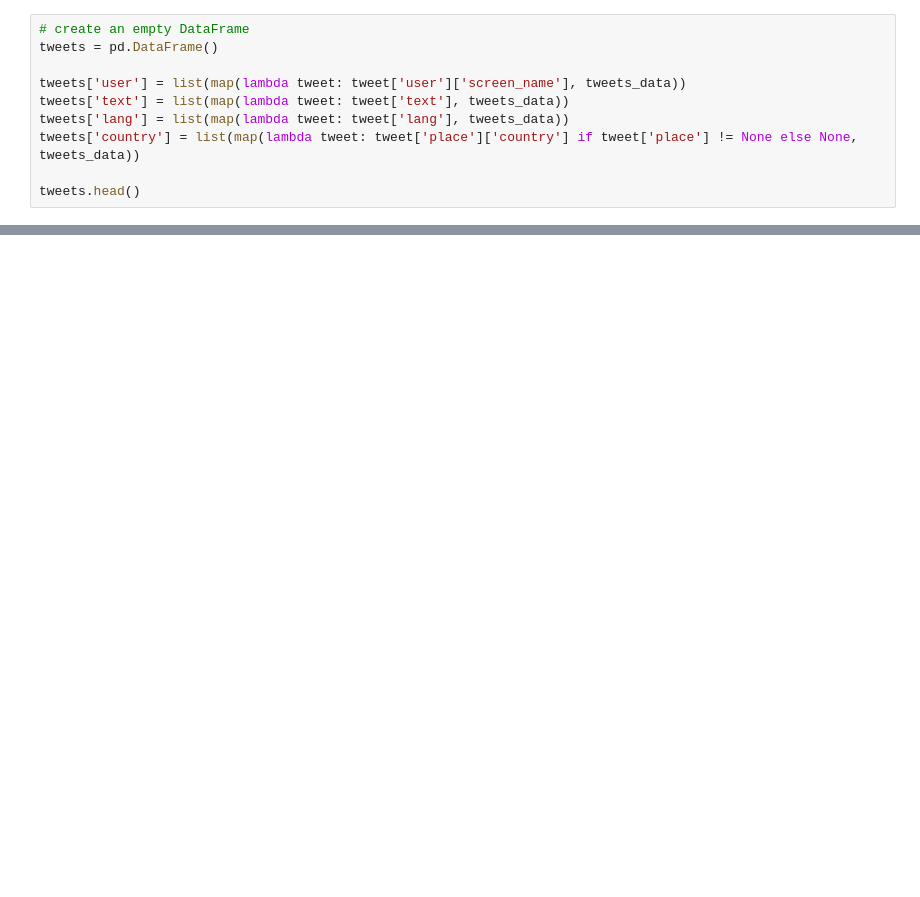
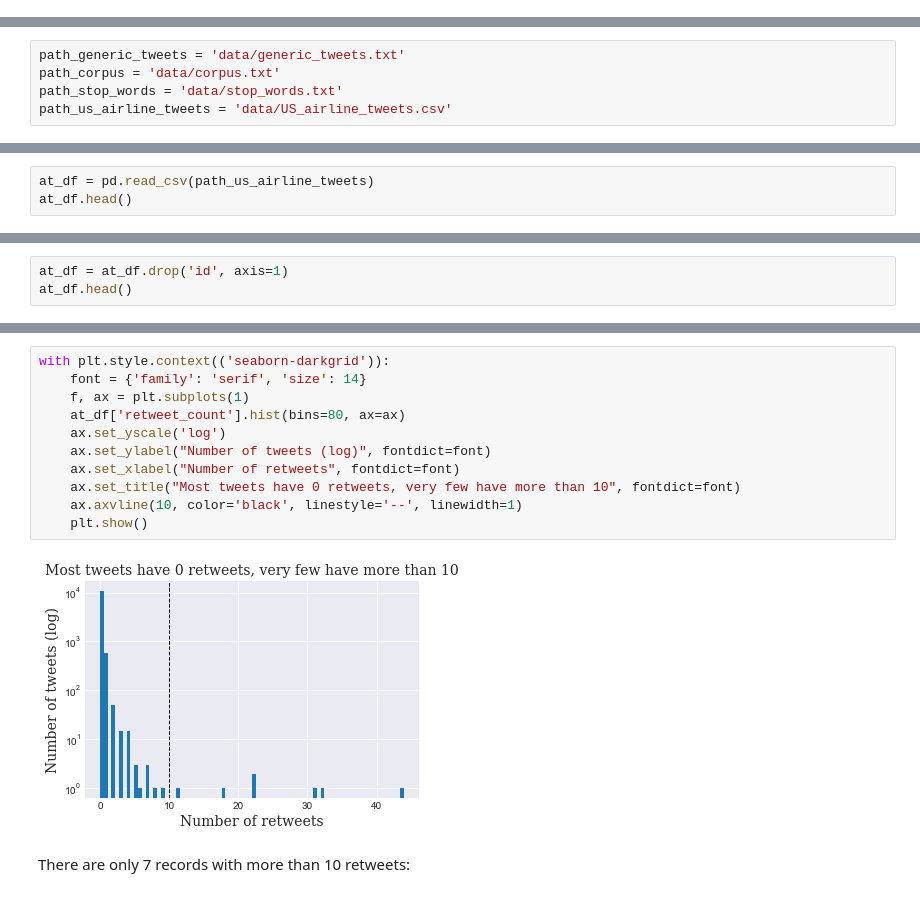
Before and after one commit to stepan-o/analyzing-twitter, a Jupyter notebook: analyzing-twitter.ipynb, the cells around one changed output, grey strips where cells are left out. Cells and saved outputs as stored; diff of their text form; blank space fills up the shorter version.

```diff
--- a/analyzing-twitter.ipynb
+++ b/analyzing-twitter.ipynb
@@ -323,10 +0,0 @@ import pandas as pd
-# %%
-# create an empty DataFrame
-tweets = pd.DataFrame()
-
-tweets['user'] = list(map(lambda tweet: tweet['user']['screen_name'], tweets_data))
-tweets['text'] = list(map(lambda tweet: tweet['text'], tweets_data))
-tweets['lang'] = list(map(lambda tweet: tweet['lang'], tweets_data))
-tweets['country'] = list(map(lambda tweet: tweet['place']['country'] if tweet['place'] != None else None, tweets_data))
-
-tweets.head()
@@ -404,0 +470,5 @@ tweets_by_country[:5].plot(ax=ax, kind='bar', color='blue')
+# %%
+path_generic_tweets = 'data/generic_tweets.txt'
+path_corpus = 'data/corpus.txt'
+path_stop_words = 'data/stop_words.txt'
+path_us_airline_tweets = 'data/US_airline_tweets.csv'
@@ -404,0 +491,3 @@ tweets_by_country[:5].plot(ax=ax, kind='bar', color='blue')
+# %%
+at_df = pd.read_csv(path_us_airline_tweets)
+at_df.head()
@@ -404,0 +1250,3 @@ tweets_by_country[:5].plot(ax=ax, kind='bar', color='blue')
+# %%
+at_df = at_df.drop('id', axis=1)
+at_df.head()
@@ -404,0 +1313,15 @@ tweets_by_country[:5].plot(ax=ax, kind='bar', color='blue')
+# %%
+with plt.style.context(('seaborn-darkgrid')):
+    font = {'family': 'serif', 'size': 14}
+    f, ax = plt.subplots(1)
+    at_df['retweet_count'].hist(bins=80, ax=ax)
+    ax.set_yscale('log')
+    ax.set_ylabel("Number of tweets (log)", fontdict=font)
+    ax.set_xlabel("Number of retweets", fontdict=font)
+    ax.set_title("Most tweets have 0 retweets, very few have more than 10", fontdict=font)
+    ax.axvline(10, color='black', linestyle='--', linewidth=1)
+    plt.show()
+# %% [output]
+[figure, added]
+# %% [markdown]
+There are only 7 records with more than 10 retweets:
```
Also changed, not shown: parts of 323 cells of this notebook.
